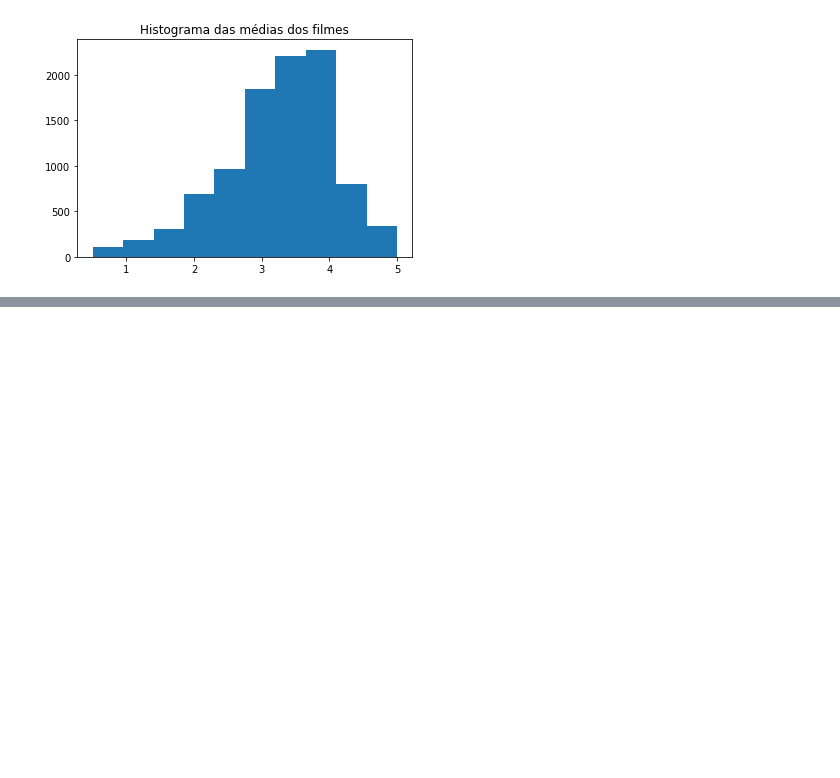
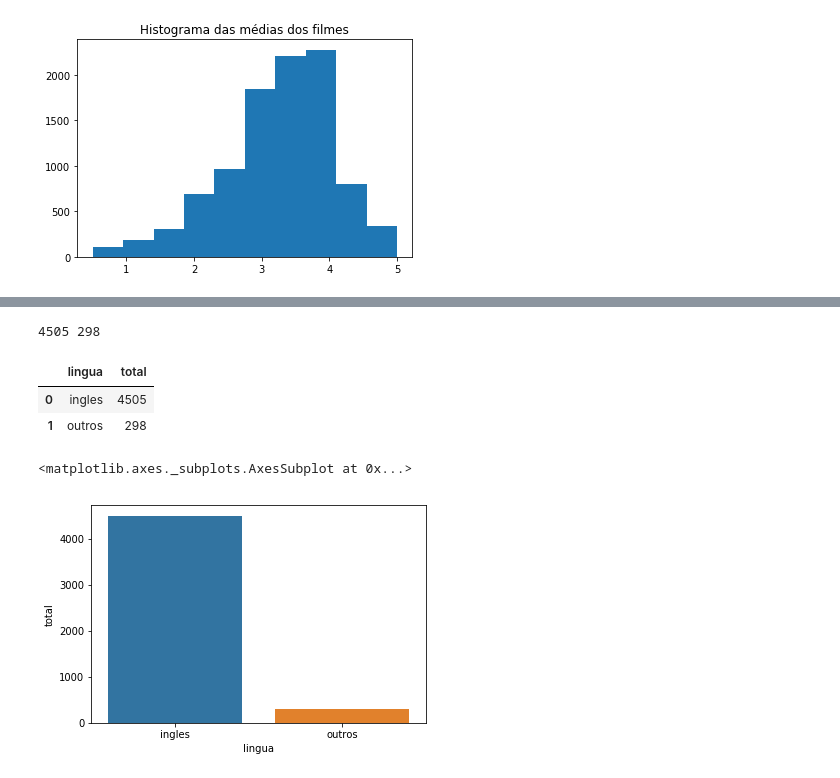
Before and after one commit to mswell/Data_science_studies, a Jupyter notebook: Alura/Data Science: Primeiro passos/aula01/Intro_datascience_alura.ipynb, the cells around one changed output, grey strips where cells are left out. Cells and saved outputs as stored; diff of their text form; code cells hidden in the pictures; blank space fills up the shorter version.

```diff
--- a/Alura/Data Science: Primeiro passos/aula01/Intro_datascience_alura.ipynb
+++ b/Alura/Data Science: Primeiro passos/aula01/Intro_datascience_alura.ipynb
@@ -157,0 +242,26 @@ Text(0.5, 1.0, 'Histograma das médias dos filmes')
+# %%
+total_por_lingua = tmdb["original_language"].value_counts()
+total_geral = total_por_lingua.sum()
+total_do_ingles = total_por_lingua.loc["en"]
+total_do_resto = total_geral - total_de_ingles
+print(total_do_ingles, total_do_resto)
+# %% [output]
+4505 298
+# %%
+dados = {
+    'lingua' : ['ingles','outros'],
+    'total' : [total_de_ingles, total_do_resto]
+
+}
+
+dados = pd.DataFrame(dados)
+dados
+# %% [output]
+|  | lingua | total |
+| 0 | ingles | 4505 |
+| 1 | outros | 298 |
+# %%
+sns.barplot(data = dados, x = 'lingua', y = 'total')
+# %% [output]
+<matplotlib.axes._subplots.AxesSubplot at 0x...>
+[figure, added]
```
Also changed, not shown: parts of 15 cells of this notebook, 1 other file.
